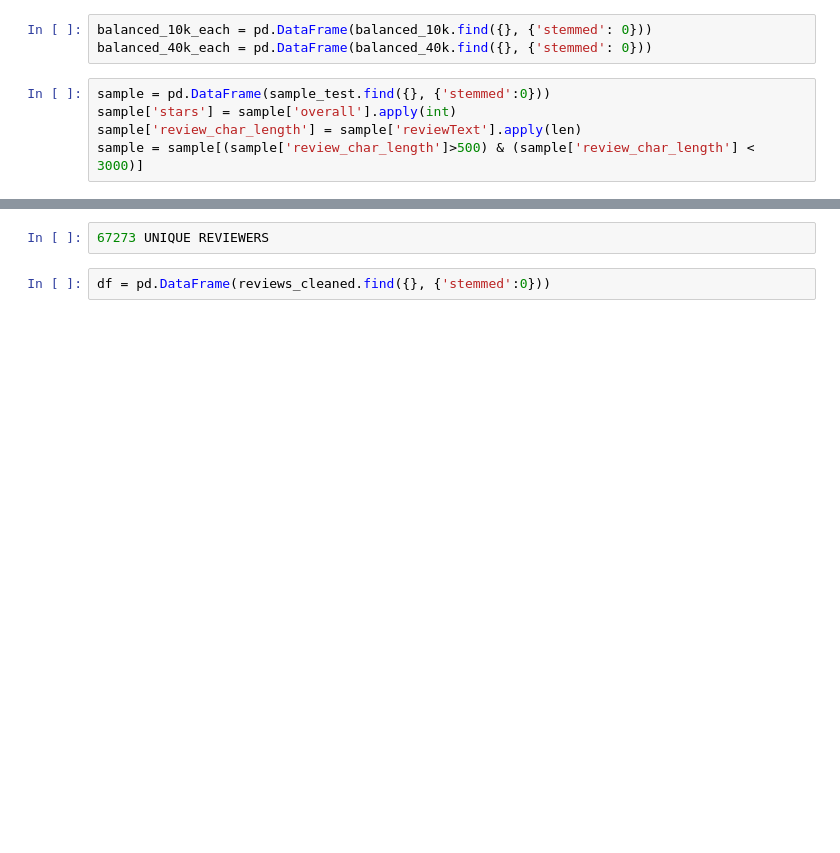
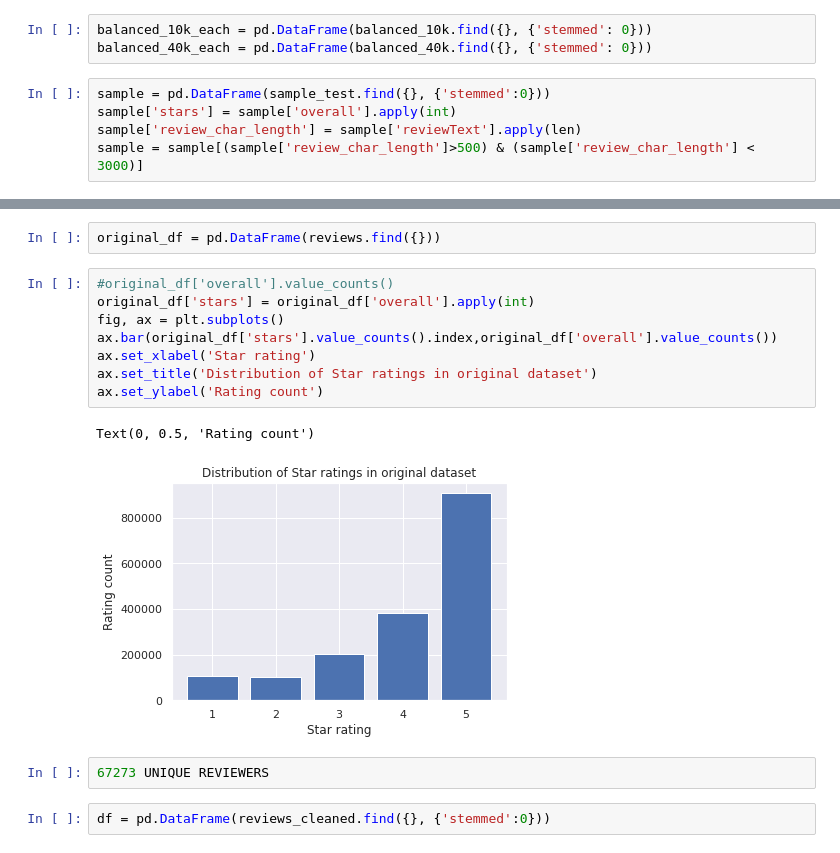
Before and after one commit to Second0395/Capstone_3, a Jupyter notebook: working.ipynb, the cells around one changed output, grey strips where cells are left out. Drawn from its saved outputs; the diff is of its cells as text; blank space fills up the shorter version.

```diff
--- a/working.ipynb
+++ b/working.ipynb
@@ -68,3 +173,16 @@ Name: overall, dtype: int64
+# %%
+original_df = pd.DataFrame(reviews.find({}))
+# %%
+#original_df['overall'].value_counts()
+original_df['stars'] = original_df['overall'].apply(int)
+fig, ax = plt.subplots()
+ax.bar(original_df['stars'].value_counts().index,original_df['overall'].value_counts())
+ax.set_xlabel('Star rating')
+ax.set_title('Distribution of Star ratings in original dataset')
+ax.set_ylabel('Rating count')
+# %% [output]
+Text(0, 0.5, 'Rating count')
+[figure, added]
 # %%
 67273 UNIQUE REVIEWERS
 # %%
```
Also changed, not shown: parts of 24 cells of this notebook.
